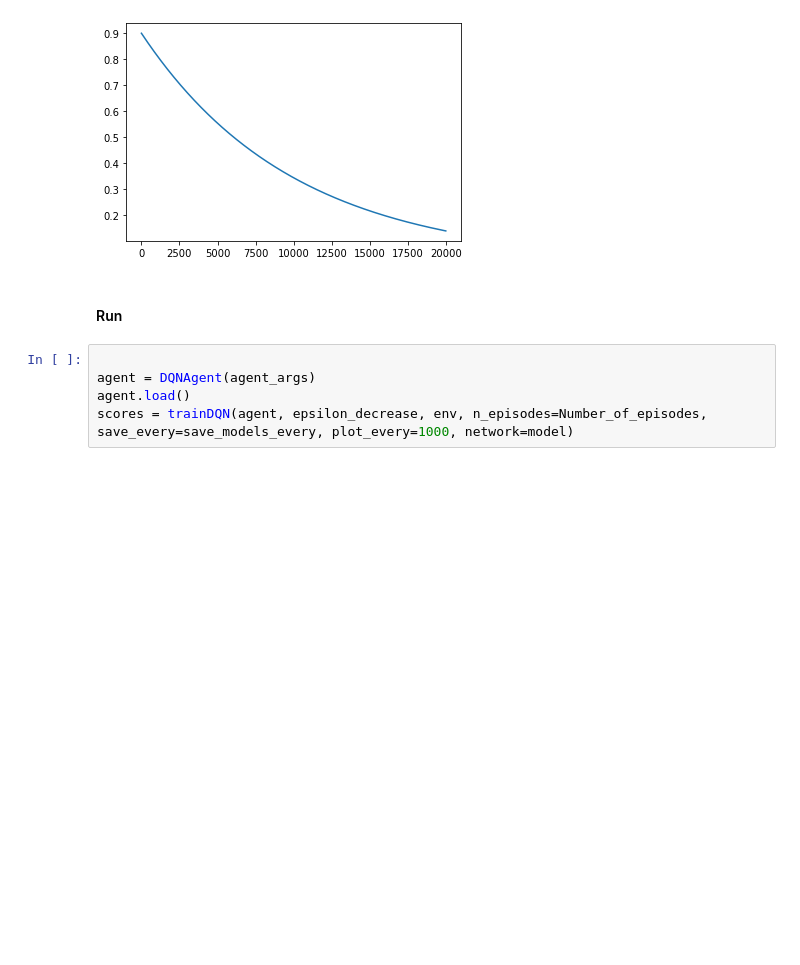
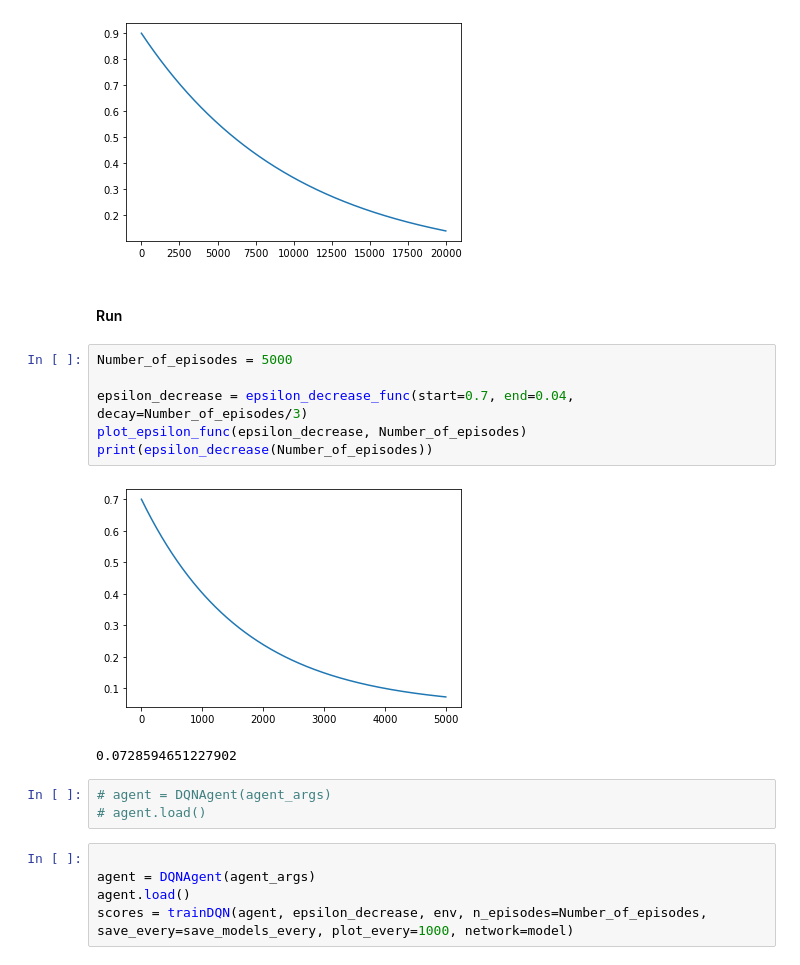
Before and after one commit to MElena14/COMP341, a Jupyter notebook: assignment2.ipynb, the cells around one changed output. Drawn from its saved outputs; the diff is of its cells as text; blank space fills up the shorter version.

```diff
--- a/assignment2.ipynb
+++ b/assignment2.ipynb
@@ -584,6 +585,18 @@ plot_epsilon_func(epsilon_decrease, Number_of_episodes)
 [figure]
 # %% [markdown]
 #### Run
+# %%
+Number_of_episodes = 5000
+
+epsilon_decrease = epsilon_decrease_func(start=0.7, end=0.04, decay=Number_of_episodes/3)
+plot_epsilon_func(epsilon_decrease, Number_of_episodes)
+print(epsilon_decrease(Number_of_episodes))
+# %% [output]
+[figure, added]
+0.0728594651227902
+# %%
+# agent = DQNAgent(agent_args)
+# agent.load()
 # %%
 
 agent = DQNAgent(agent_args)
```
Also changed, not shown: parts of 9 cells of this notebook.
